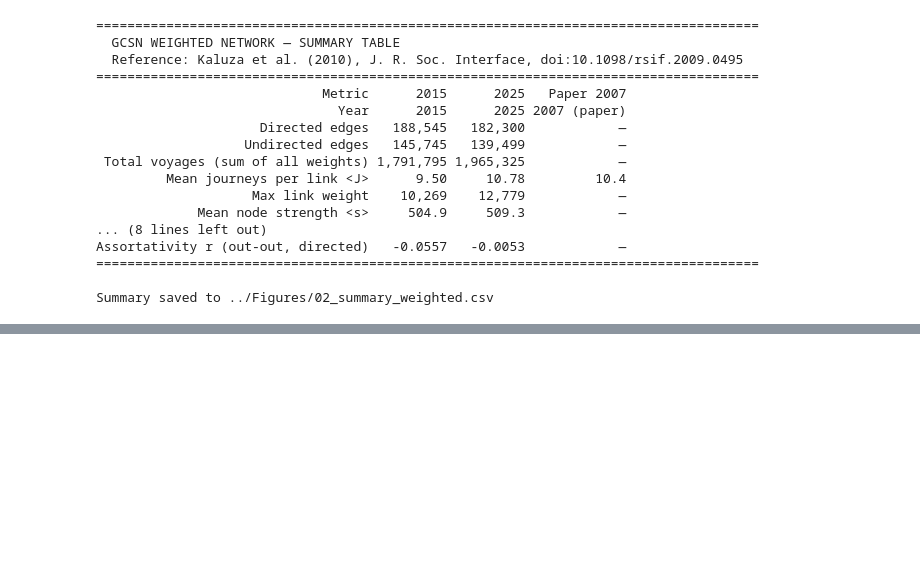
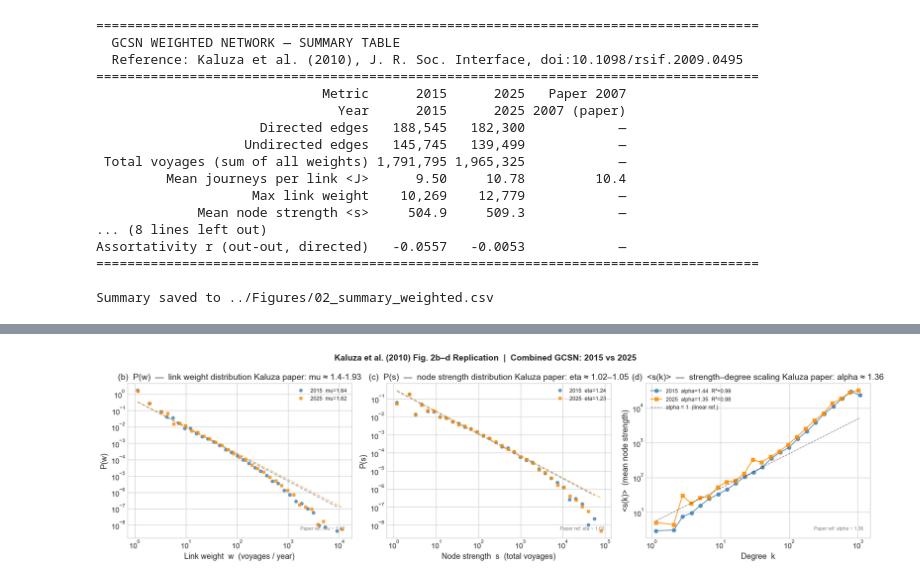
Before and after one commit to Debjit-Banerji/GCSN-Analysis, a Jupyter notebook: Codes/02_EDA_weighted.ipynb, the cells around one changed output, grey strips where cells are left out. Saved outputs shown, nothing was run; the diff lists cells and outputs as text; code cells hidden in the pictures; blank space fills up the shorter version.

Commit message:
changes_temporal_paper_findings

```diff
--- a/Codes/02_EDA_weighted.ipynb
+++ b/Codes/02_EDA_weighted.ipynb
@@ -713,0 +853,92 @@ Summary saved to ../Figures/02_summary_weighted.csv
+# %%
+fig, axes = plt.subplots(1, 3, figsize=(18, 5))
+fig.suptitle(
+    'Kaluza et al. (2010) Fig. 2b–d Replication  |  Combined GCSN: 2015 vs 2025',
+    fontsize=14, fontweight='bold')
+
+YEAR_STYLE = {
+    '2015': ('steelblue',  'o', '2015'),
+    '2025': ('darkorange', 's', '2025'),
+}
+
+# ── Panel 2b : P(w) ──────────────────────────────────────────────────
+ax_pw = axes[0]
+for year, (color, marker, label) in YEAR_STYLE.items():
+    w = ws_2015['weights_d'] if year == '2015' else ws_2025['weights_d']
+    xw, pw_ = log_binning(w)
+    mu = mu_w[year]
+    if len(xw) > 1:
+        ax_pw.loglog(xw, pw_, marker, ms=5, alpha=0.8, color=color,
+                     label=f'{label}  mu={mu:.2f}')
+        mid = max(1, len(xw) // 3)
+        scale = pw_[mid] * xw[mid] ** mu
+        x_fit = np.logspace(np.log10(xw.min()), np.log10(xw.max()), 200)
+        ax_pw.loglog(x_fit, scale * x_fit**(-mu), '--', lw=1.5, color=color, alpha=0.6)
+
+ax_pw.set_xlabel('Link weight  w  (voyages / year)')
+ax_pw.set_ylabel('P(w)')
+ax_pw.set_title('(b)  P(w)  —  link weight distribution Kaluza paper: mu ≈ 1.4-1.93')
+ax_pw.legend(fontsize=9)
+ax_pw.annotate('Paper ref: mu ~ 1.42', xy=(0.97, 0.05), xycoords='axes fraction',
+               ha='right', fontsize=8, color='gray')
+
+# ── Panel 2c : P(s) ──────────────────────────────────────────────────
+ax_ps = axes[1]
+for year, (color, marker, label) in YEAR_STYLE.items():
+    s = ws_2015['strengths'] if year == '2015' else ws_2025['strengths']
+    xs, ps_ = log_binning(s)
+    eta = eta_s[year]
+    if len(xs) > 1:
+        ax_ps.loglog(xs, ps_, marker, ms=5, alpha=0.8, color=color,
+                     label=f'{label}  eta={eta:.2f}')
+        mid = max(1, len(xs) // 3)
+        scale = ps_[mid] * xs[mid] ** eta
+        x_fit = np.logspace(np.log10(xs.min()), np.log10(xs.max()), 200)
+        ax_ps.loglog(x_fit, scale * x_fit**(-eta), '--', lw=1.5, color=color, alpha=0.6)
+
+ax_ps.set_xlabel('Node strength  s  (total voyages)')
+ax_ps.set_ylabel('P(s)')
+ax_ps.set_title('(c)  P(s)  —  node strength distribution Kaluza paper: eta ≈ 1.02–1.05')
+ax_ps.legend(fontsize=9)
+ax_ps.annotate('Paper ref: eta ~ 1.02', xy=(0.97, 0.05), xycoords='axes fraction',
+               ha='right', fontsize=8, color='gray')
+
+# ── Panel 2d : <s(k)> vs k ───────────────────────────────────────────
+ax_sk = axes[2]
+for year, (color, marker, label) in YEAR_STYLE.items():
+    Gu = Gu_2015 if year == '2015' else Gu_2025
+    sc = sc_2015   if year == '2015' else sc_2025
+    if len(sc['k_bin']) > 1:
+        ax_sk.loglog(sc['k_bin'], sc['s_bin'], marker + '-', ms=6, lw=1.5,
+                     color=color, alpha=0.85,
+                     label=f'{label}  alpha={sc["alpha"]:.2f}  R²={sc["r2"]:.2f}')
+
+# Linear reference line
+k_ref_min = min(sc_2015['k_bin'].min(), sc_2025['k_bin'].min())
+k_ref_max = max(sc_2015['k_bin'].max(), sc_2025['k_bin'].max())
+k_ref = np.logspace(np.log10(k_ref_min), np.log10(k_ref_max), 100)
+mid = len(sc_2015['k_bin']) // 2
+if mid < len(sc_2015['k_bin']):
+    lin_scale = sc_2015['s_bin'][mid] / sc_2015['k_bin'][mid]
+    ax_sk.loglog(k_ref, lin_scale * k_ref, 'k--', lw=1, alpha=0.5,
+                 label='alpha = 1  (linear ref.)')
+
+ax_sk.set_xlabel('Degree  k')
+ax_sk.set_ylabel('<s(k)>  (mean node strength)')
+ax_sk.set_title('(d)  <s(k)>  —  strength–degree scaling Kaluza paper: alpha ≈ 1.36')
+ax_sk.legend(fontsize=9)
+ax_sk.annotate('Paper ref: alpha ~ 1.36', xy=(0.97, 0.05), xycoords='axes fraction',
+               ha='right', fontsize=8, color='gray')
+
+plt.tight_layout()
+plt.savefig(FIG_DIR + '02_fig2_composite_replication.png', dpi=150, bbox_inches='tight')
+plt.show()
+
+print('Composite Fig. 2b–d saved → ../Figures/02_fig2_composite_replication.png')
+print()
+print('Exponent comparison  (paper combined-network baselines in parentheses):')
+print(f'  mu   2015={mu_w["2015"]:.3f}  2025={mu_w["2025"]:.3f}   (paper: ~1.42 container, 1.93 bulk, 1.01 tanker)')
+print(f'  eta  2015={eta_s["2015"]:.3f}  2025={eta_s["2025"]:.3f}   (paper: ~1.02–1.05 across all types)')
+print(f'  alpha 2015={sc_2015["alpha"]:.3f} 2025={sc_2025["alpha"]:.3f}   (paper: 1.36 combined, >1 ⟹ superlinear)')
+# %% [output]
+[figure, added]
```
Also changed, not shown: parts of 5 cells of this notebook, 23 other files.
